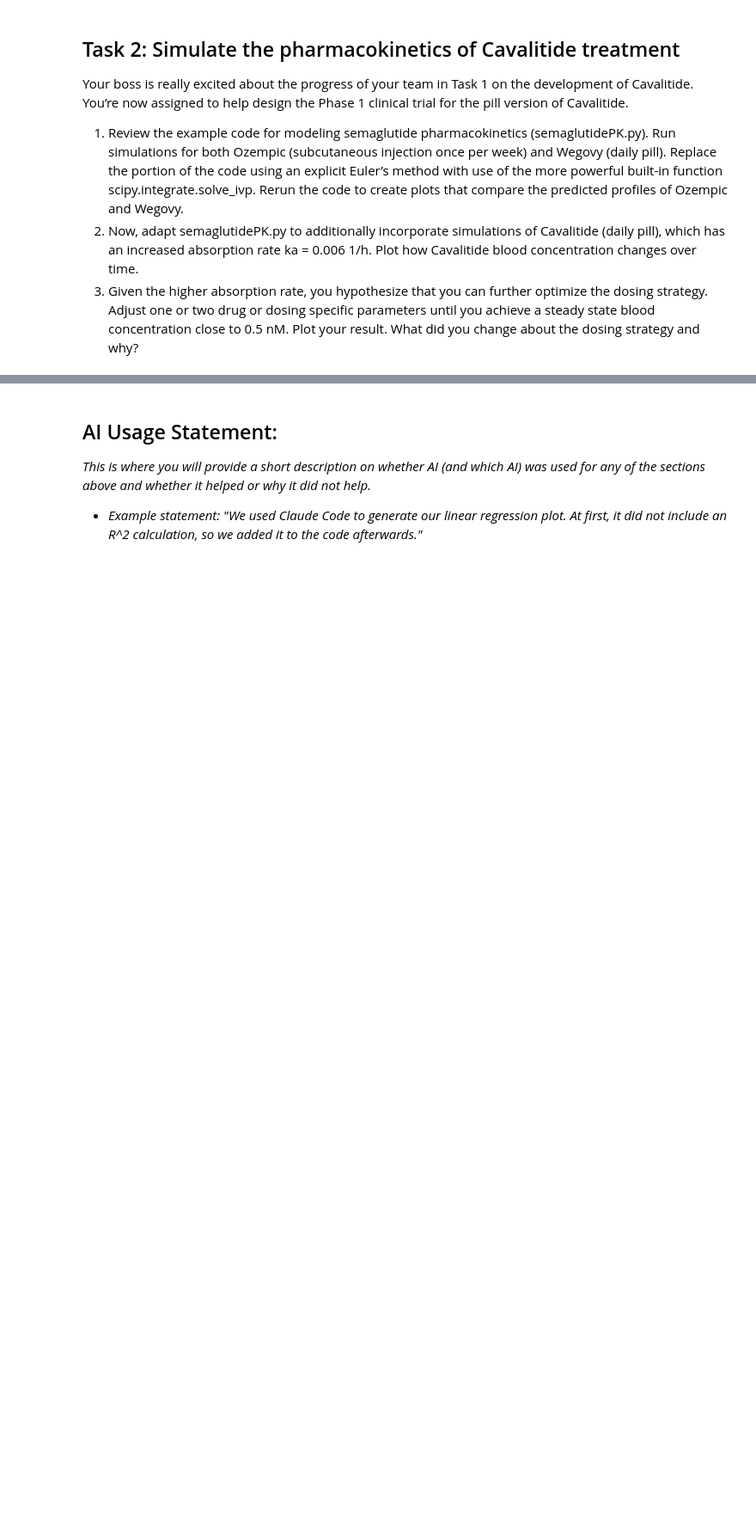
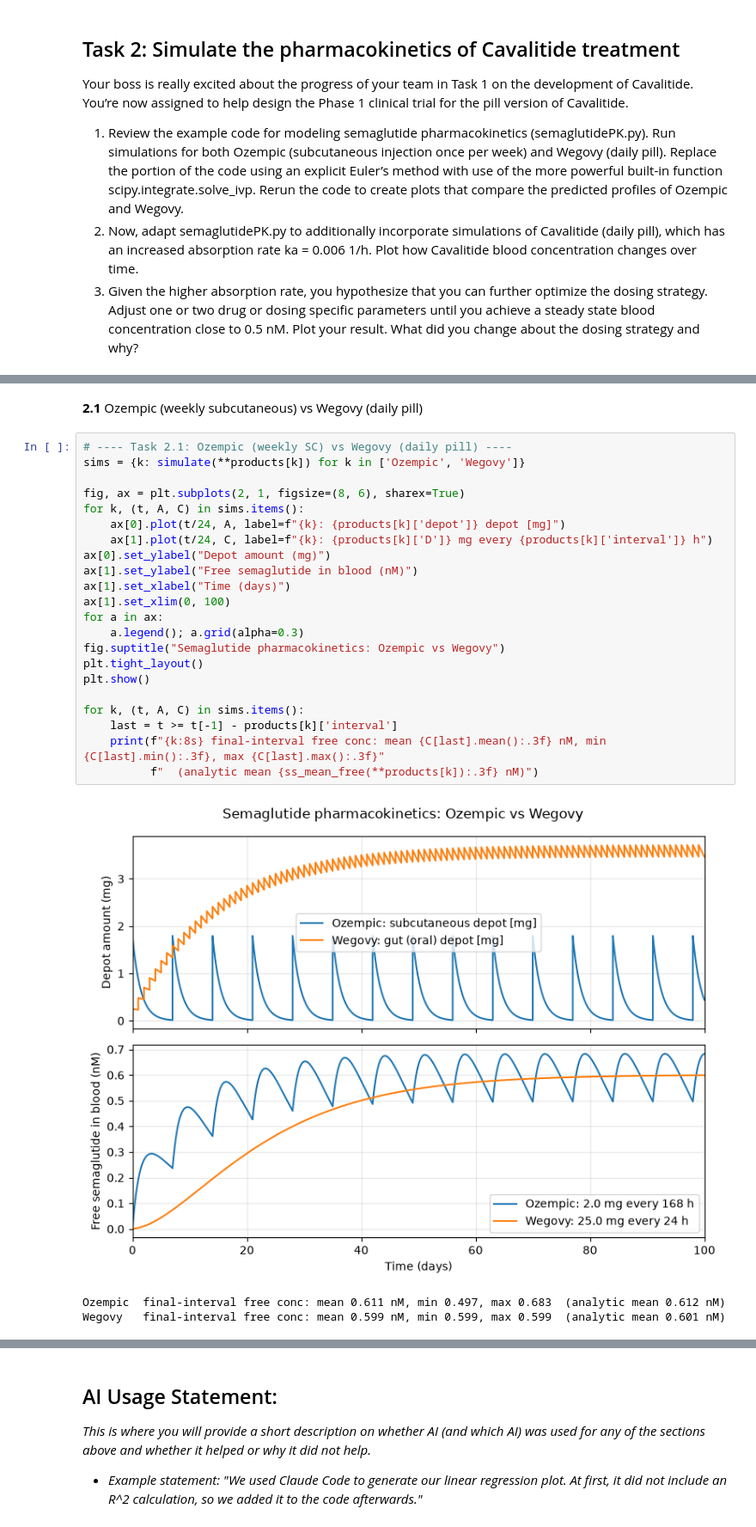
Before and after one commit to tessvit/BME2315_Module3, a Jupyter notebook: Module3_Project_JupyterNotebook.ipynb, the cells around one changed output, grey strips where cells are left out. Shown at 86% size. Saved outputs shown, nothing was run; the diff lists cells and outputs as text; blank space fills up the shorter version.

```diff
--- a/Module3_Project_JupyterNotebook.ipynb
+++ b/Module3_Project_JupyterNotebook.ipynb
@@ -34,0 +188,28 @@ Your boss is really excited about the progress of your team in Task 1 on the dev
+# %% [markdown]
+**2.1** Ozempic (weekly subcutaneous) vs Wegovy (daily pill)
+# %%
+# ---- Task 2.1: Ozempic (weekly SC) vs Wegovy (daily pill) ----
+sims = {k: simulate(**products[k]) for k in ['Ozempic', 'Wegovy']}
+
+fig, ax = plt.subplots(2, 1, figsize=(8, 6), sharex=True)
+for k, (t, A, C) in sims.items():
+    ax[0].plot(t/24, A, label=f"{k}: {products[k]['depot']} depot [mg]")
+    ax[1].plot(t/24, C, label=f"{k}: {products[k]['D']} mg every {products[k]['interval']} h")
+ax[0].set_ylabel("Depot amount (mg)")
+ax[1].set_ylabel("Free semaglutide in blood (nM)")
+ax[1].set_xlabel("Time (days)")
+ax[1].set_xlim(0, 100)
+for a in ax:
+    a.legend(); a.grid(alpha=0.3)
+fig.suptitle("Semaglutide pharmacokinetics: Ozempic vs Wegovy")
+plt.tight_layout()
+plt.show()
+
+for k, (t, A, C) in sims.items():
+    last = t >= t[-1] - products[k]['interval']
+    print(f"{k:8s} final-interval free conc: mean {C[last].mean():.3f} nM, min {C[last].min():.3f}, max {C[last].max():.3f}"
+          f"  (analytic mean {ss_mean_free(**products[k]):.3f} nM)")
+# %% [output]
+[figure, added]
+Ozempic  final-interval free conc: mean 0.611 nM, min 0.497, max 0.683  (analytic mean 0.612 nM)
+Wegovy   final-interval free conc: mean 0.599 nM, min 0.599, max 0.599  (analytic mean 0.601 nM)
```
Also changed, not shown: parts of 29 cells of this notebook, 1 other file.
